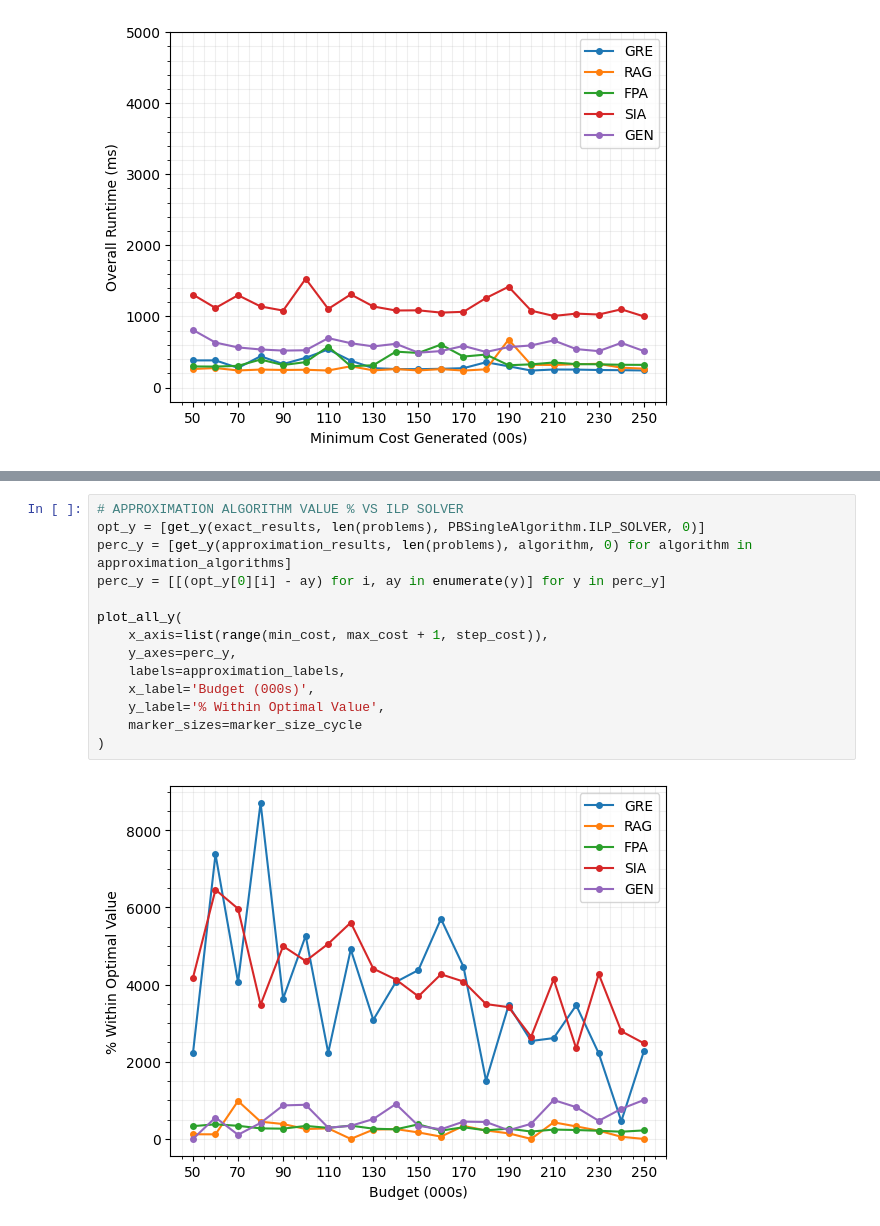
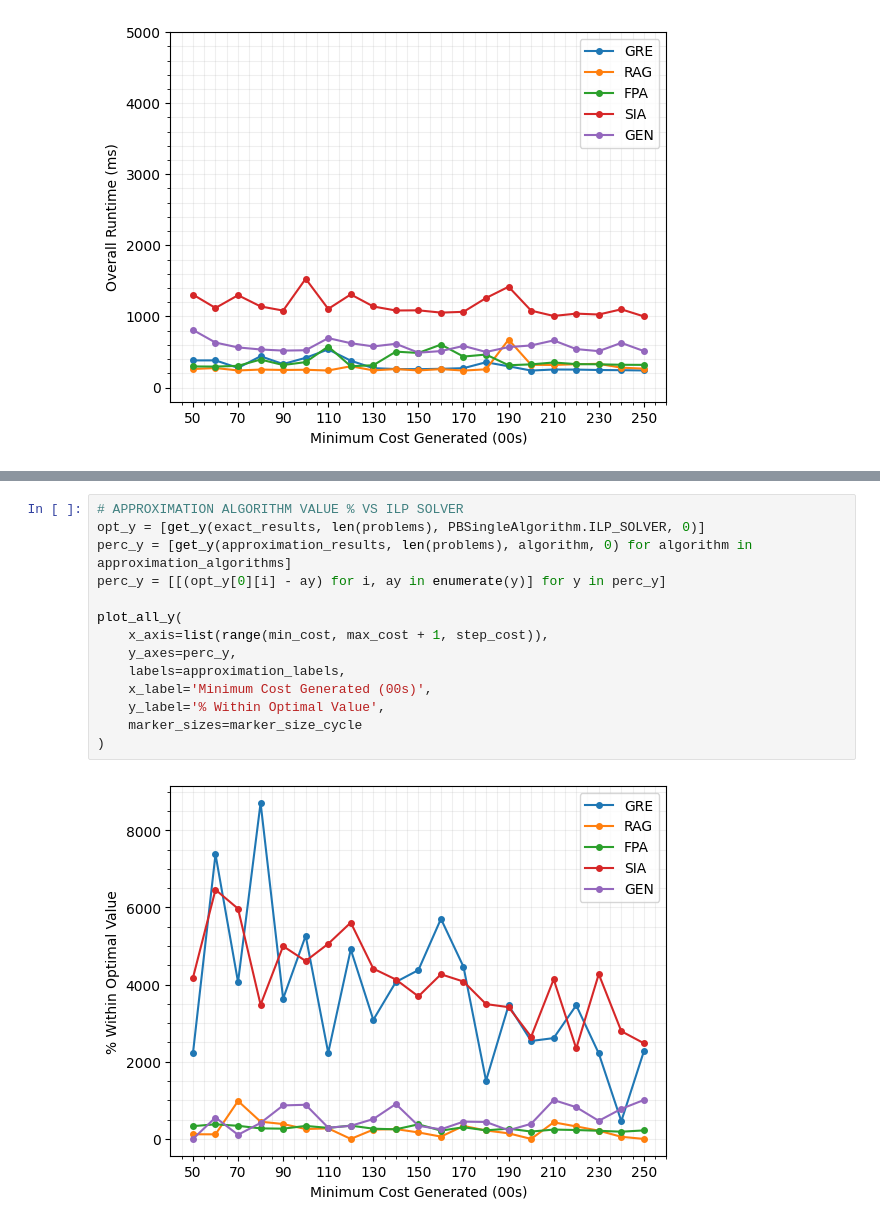
Before and after one commit to bignoldjordanF/community-knapsack, a Jupyter notebook: evaluation/single/costs/increasing-costs.ipynb, the cells around one changed output, grey strips where cells are left out. Drawn from its saved outputs; the diff is of its cells as text.

```diff
--- a/evaluation/single/costs/increasing-costs.ipynb
+++ b/evaluation/single/costs/increasing-costs.ipynb
@@ -151,16 +133,16 @@ plot_all_y(
 # %%
 # APPROXIMATION ALGORITHM VALUE % VS ILP SOLVER
 opt_y = [get_y(exact_results, len(problems), PBSingleAlgorithm.ILP_SOLVER, 0)]
 perc_y = [get_y(approximation_results, len(problems), algorithm, 0) for algorithm in approximation_algorithms]
 perc_y = [[(opt_y[0][i] - ay) for i, ay in enumerate(y)] for y in perc_y]
 
 plot_all_y(
     x_axis=list(range(min_cost, max_cost + 1, step_cost)),
     y_axes=perc_y,
     labels=approximation_labels,
-    x_label='Budget (000s)',
+    x_label='Minimum Cost Generated (00s)',
     y_label='% Within Optimal Value',
     marker_sizes=marker_size_cycle
 )
 # %% [output]
-[figure, old version]
+[figure, new version]
```
Also changed, not shown: parts of 7 cells of this notebook, 4 other files.
